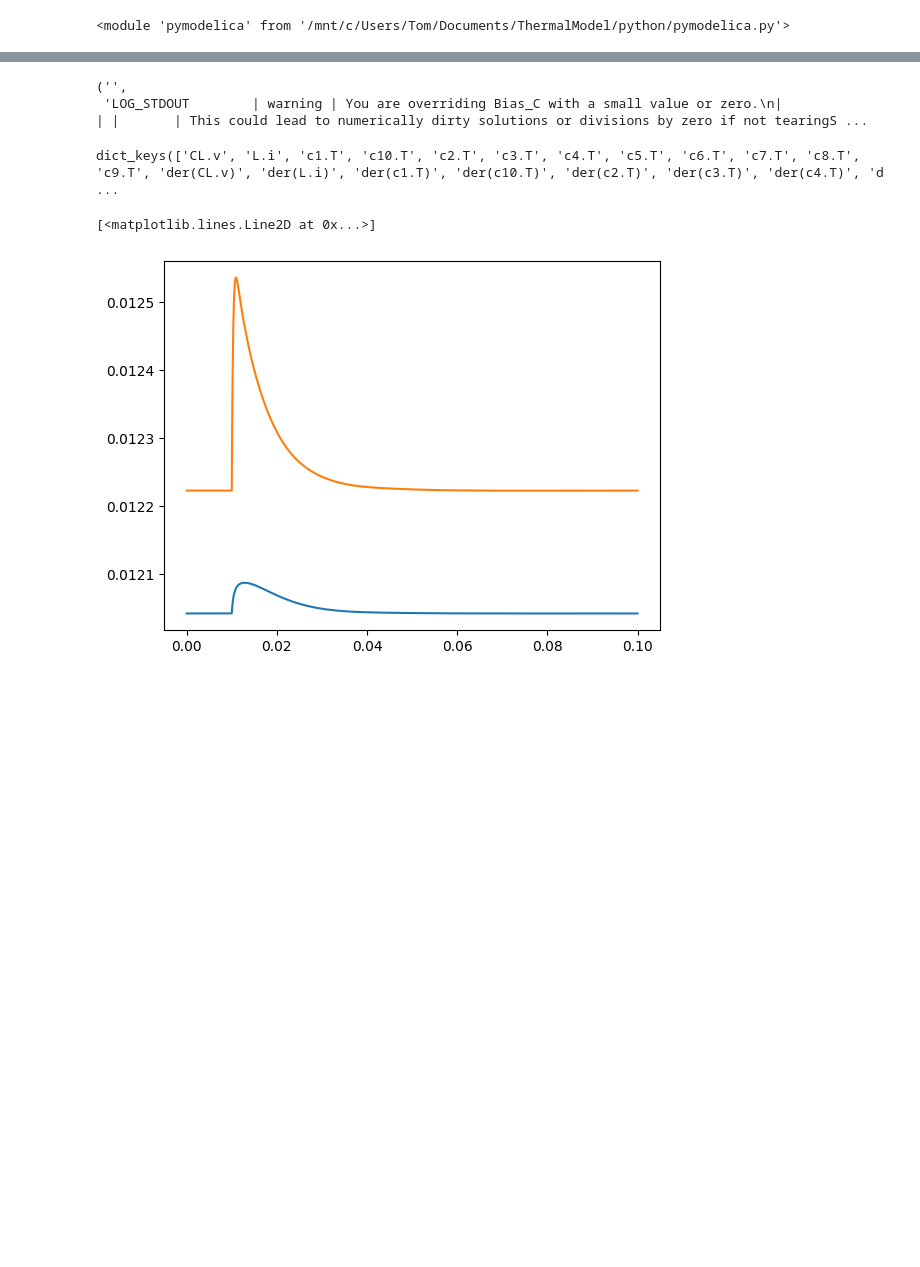
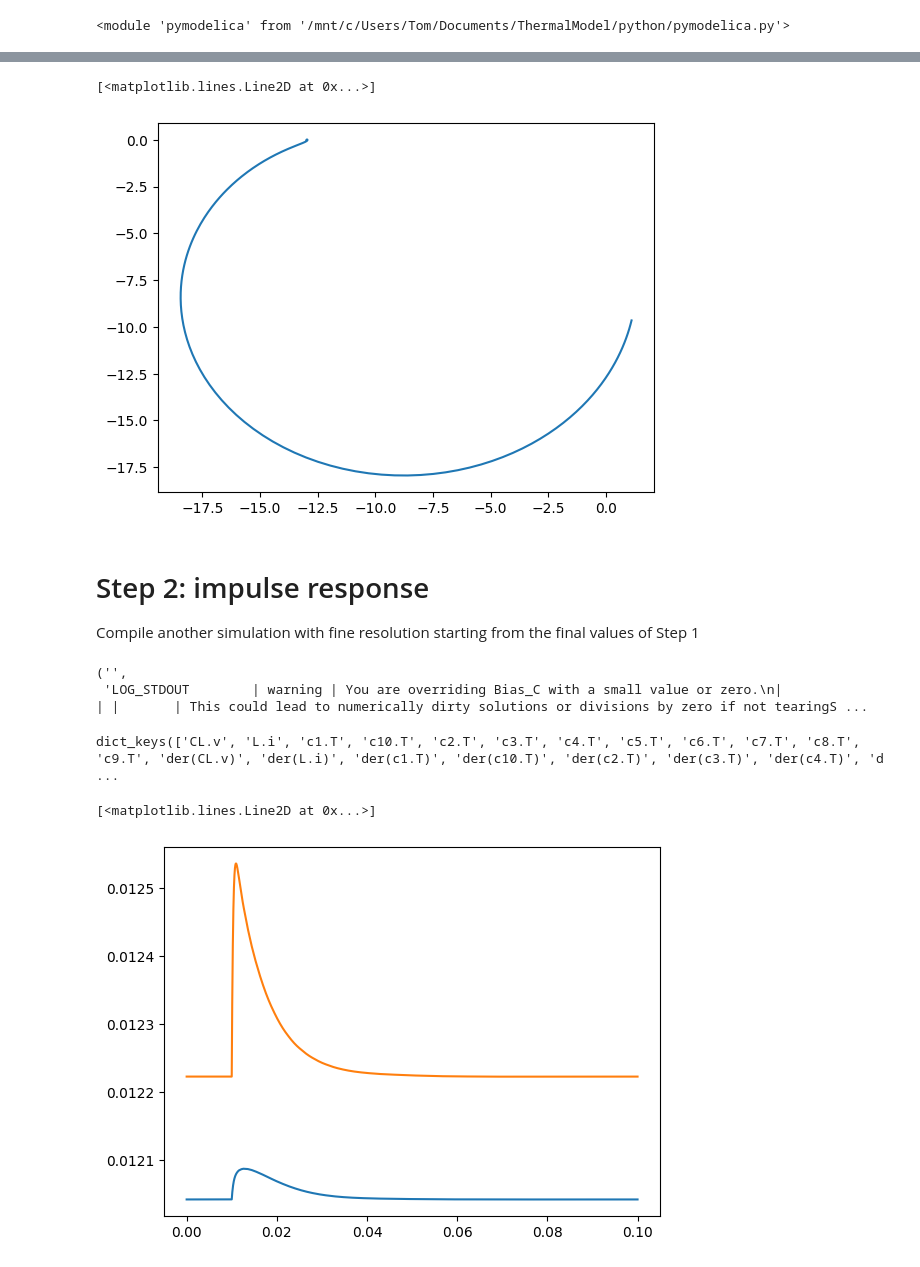
Before and after one commit to EdmondRen/TES_thermal_model, a Jupyter notebook: python/analysis.ipynb, the cells around one changed output, grey strips where cells are left out. Drawn from its saved outputs; the diff is of its cells as text; code cells hidden in the pictures; blank space fills up the shorter version.

```diff
--- a/python/analysis.ipynb
+++ b/python/analysis.ipynb
@@ -64,2 +111,12 @@ pymodelica.mod_svg("../System_LMO.svg", "temp_image.svg", data_init, system_name
+# %%
+dIdV = model.get_dIdV()
+plt.plot(dIdV.real, dIdV.imag)
+# %% [output]
+[<matplotlib.lines.Line2D at 0x...>]
+[figure, added]
+# %% [markdown]
+# Step 2: impulse response
+
+Compile another simulation with fine resolution starting from the final values of Step 1
 # %%
 
```
Also changed, not shown: parts of 20 cells of this notebook, 3 other files.
